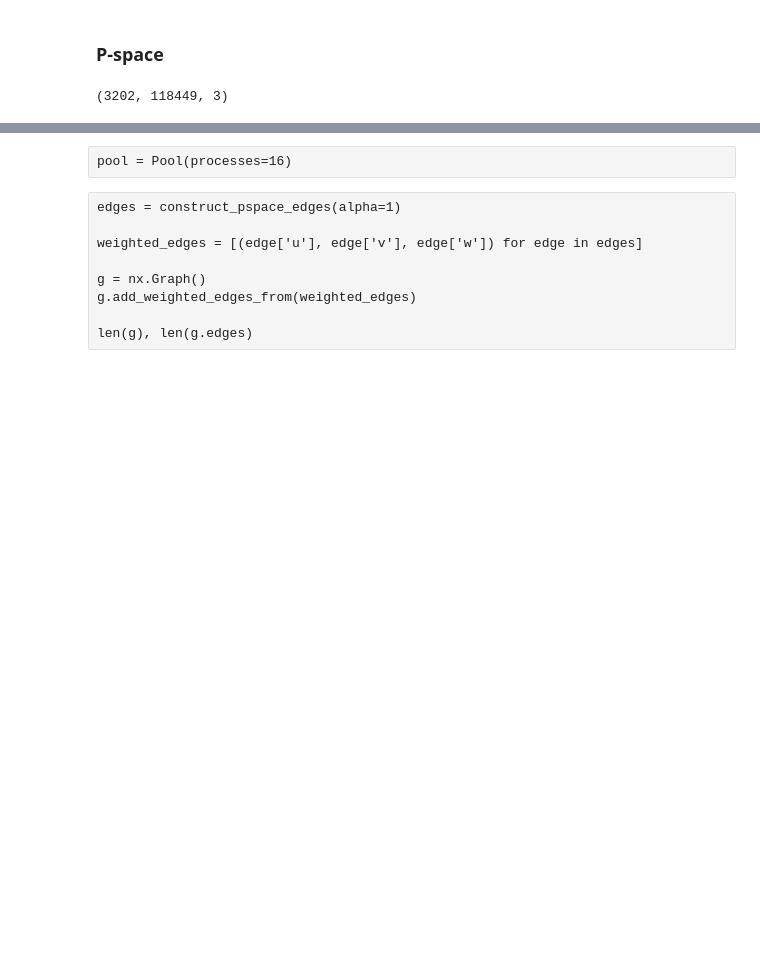
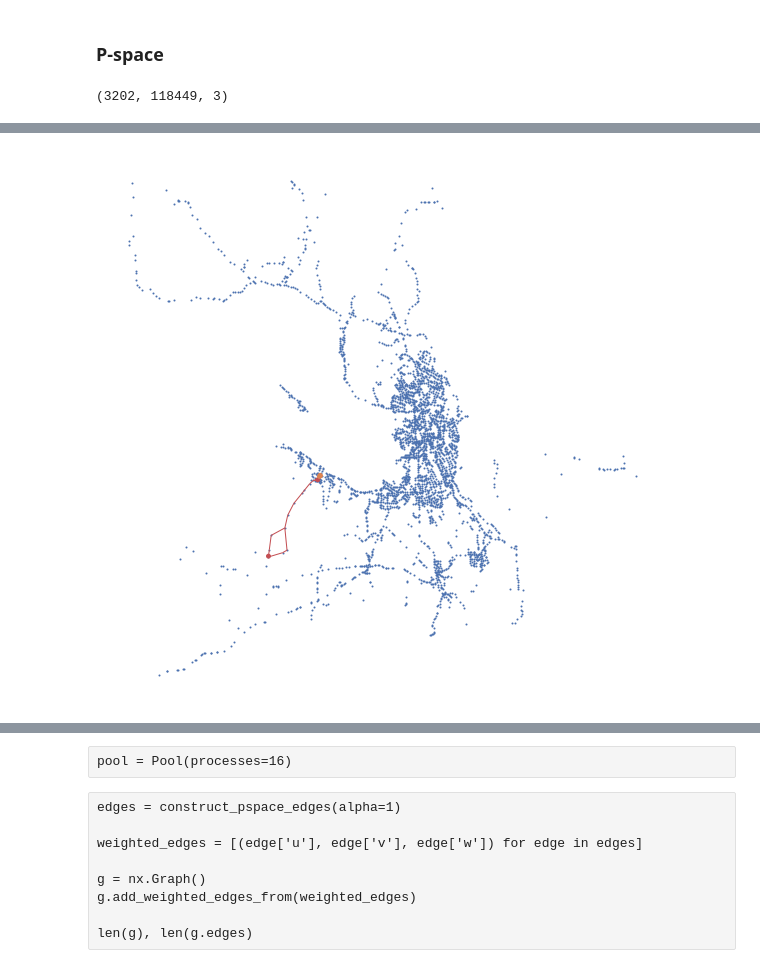
Before and after one commit to AlgoMathITMO/public-transport-network, a Jupyter notebook: pipeline/3_supernode-edges.ipynb, the cells around one changed output, grey strips where cells are left out. Cells and saved outputs as stored; diff of their text form; code cells hidden in the pictures; blank space fills up the shorter version.

```diff
--- a/pipeline/3_supernode-edges.ipynb
+++ b/pipeline/3_supernode-edges.ipynb
@@ -171,0 +253,29 @@ def get_path_weight(g: nx.Graph, path: list, weight: str = 'weight') -> float:
+# %%
+def build_line_graph(nodes: list) -> nx.Graph:
+    g = nx.Graph()
+    g.add_edges_from(zip(nodes, nodes[1:]))
+
+    return g
+# %%
+def build_lspace_path(pspace_path: list) -> tuple:
+    lspace_path = get_lspace_path(pspace, pspace_path)
+    g = build_line_graph(lspace_path)
+
+    sizes = pd.Series(0, index=set(lspace_path))
+    sizes[pspace_path] = 15
+    sizes = sizes.values
+
+    return g, sizes
+# %%
+pos = dict(zip(supernodes.index, supernodes[['lon', 'lat']].values))
+# %%
+u, v = distance_diff.index[distance_diff.argmax()]
+row = df.loc[(u, v)]
+
+p1 = row['shortest_path_hops']
+p1_lspace, p1_sizes = build_lspace_path(p1)
+
+p2 = row['shortest_path_distance']
+p2_lspace, p2_sizes = build_lspace_path(p2)
+
+row
@@ -171,0 +290,9 @@ def get_path_weight(g: nx.Graph, path: list, weight: str = 'weight') -> float:
+# %%
+plt.figure(figsize=(10, 10))
+
+plt.scatter(*supernodes[['lon', 'lat']].values.T, s=1, zorder=-1)
+
+nx.draw(p1_lspace, pos, node_size=p1_sizes, width=1, node_color='C3', edge_color='C3')
+nx.draw(p2_lspace, pos, node_size=p2_sizes, width=1, node_color='C1', edge_color='C1')
+# %% [output]
+[figure, added]
```
Also changed, not shown: parts of 23 cells of this notebook.
